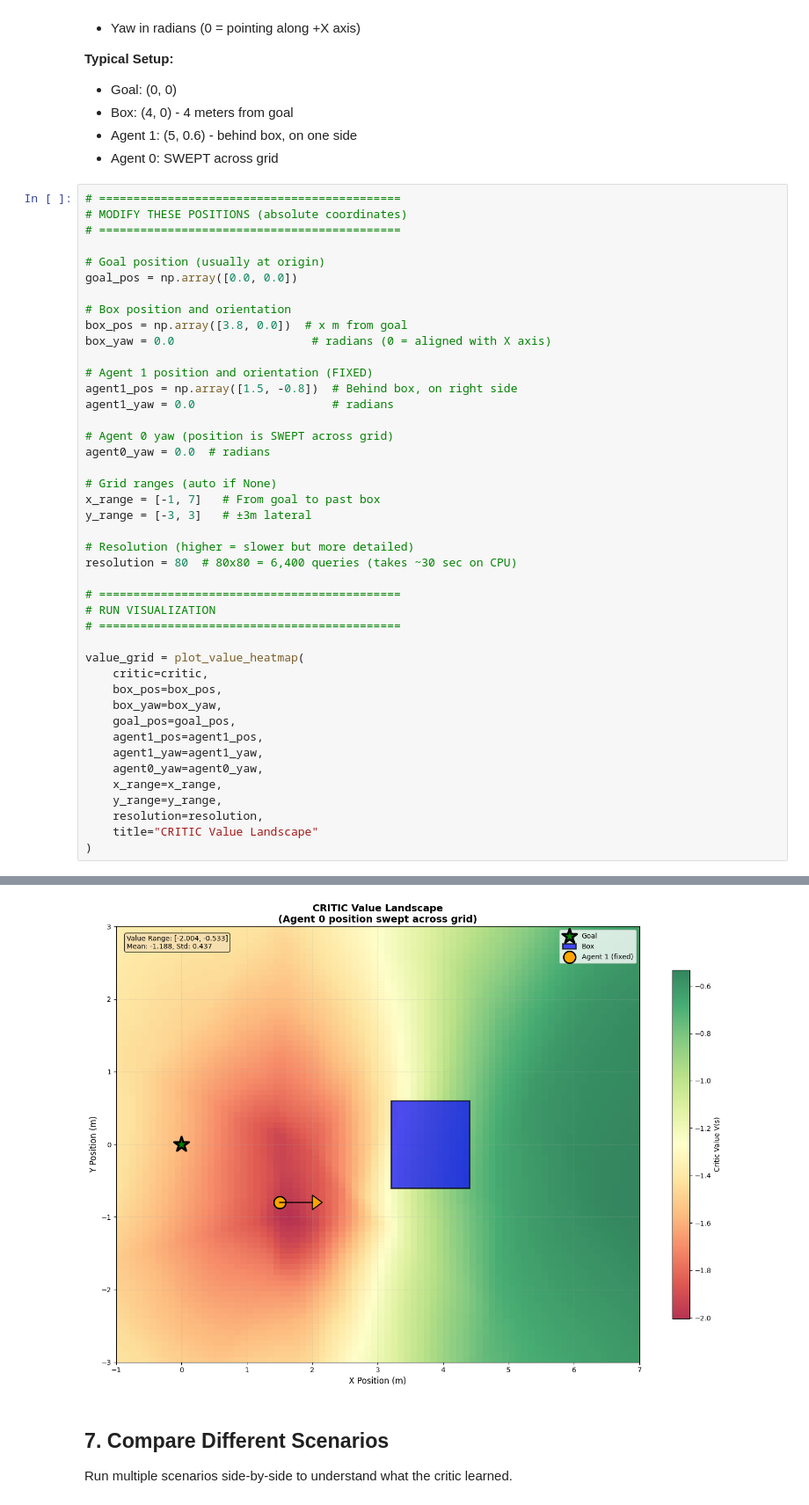
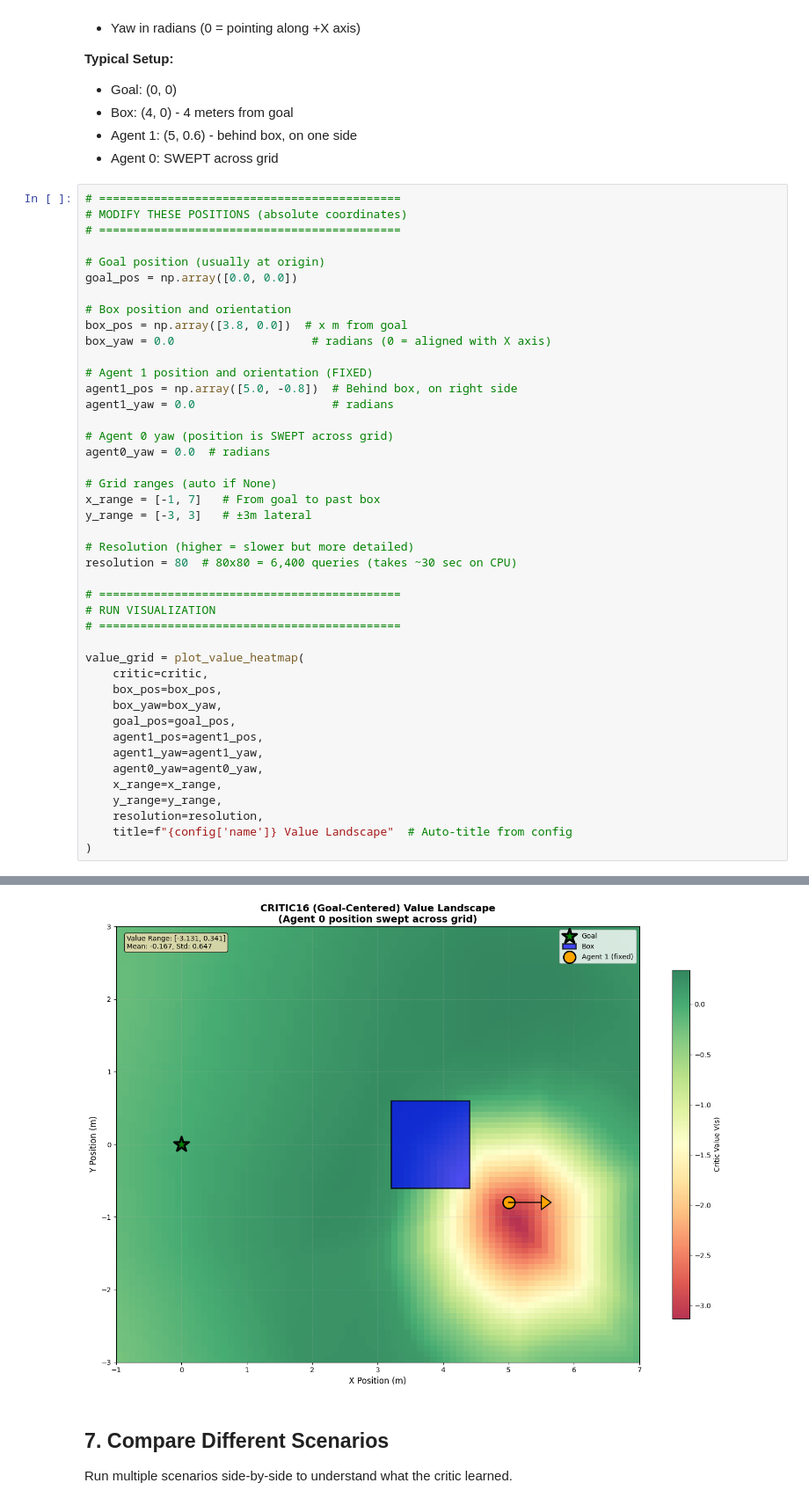
Before and after one commit to alexei-erm/heterogeneous-MAPush, a Jupyter notebook: notebooks/visualize_critic_values.ipynb, the cells around one changed output, grey strips where cells are left out. Shown at 88% size. Drawn from its saved outputs; the diff is of its cells as text.

```diff
--- a/notebooks/visualize_critic_values.ipynb
+++ b/notebooks/visualize_critic_values.ipynb
@@ -432,7 +525,7 @@ box_pos = np.array([3.8, 0.0])  # x m from goal
 box_yaw = 0.0                    # radians (0 = aligned with X axis)
 
 # Agent 1 position and orientation (FIXED)
-agent1_pos = np.array([1.5, -0.8])  # Behind box, on right side
+agent1_pos = np.array([5.0, -0.8])  # Behind box, on right side
 agent1_yaw = 0.0                    # radians
 
 # Agent 0 yaw (position is SWEPT across grid)
@@ -445,35 +538,35 @@ y_range = [-3, 3]   # ±3m lateral
 # Resolution (higher = slower but more detailed)
 resolution = 80  # 80x80 = 6,400 queries (takes ~30 sec on CPU)
 
 # ============================================
 # RUN VISUALIZATION
 # ============================================
 
 value_grid = plot_value_heatmap(
     critic=critic,
     box_pos=box_pos,
     box_yaw=box_yaw,
     goal_pos=goal_pos,
     agent1_pos=agent1_pos,
     agent1_yaw=agent1_yaw,
     agent0_yaw=agent0_yaw,
     x_range=x_range,
     y_range=y_range,
     resolution=resolution,
-    title="CRITIC Value Landscape"
+    title=f"{config['name']} Value Landscape"  # Auto-title from config
 )
 # %% [output]
 Computing 80x80 = 6400 critic values...
   10/80 rows completed
   20/80 rows completed
   30/80 rows completed
   40/80 rows completed
   50/80 rows completed
   60/80 rows completed
   70/80 rows completed
   80/80 rows completed
 ✅ Computation complete. Plotting...
-[figure, old version]
+[figure, new version]
 # %% [markdown]
 ## 7. Compare Different Scenarios
 
```
Also changed, not shown: parts of 13 cells of this notebook, 12 other files.
